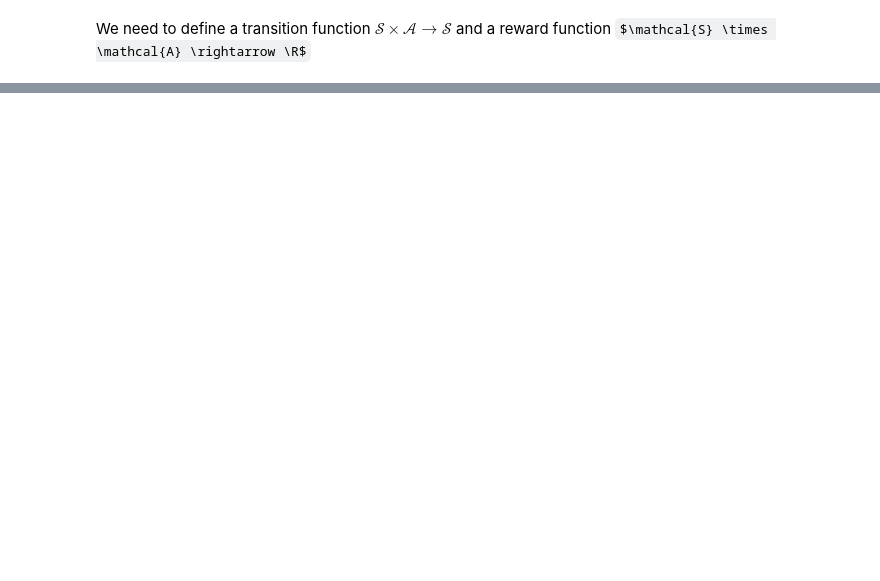
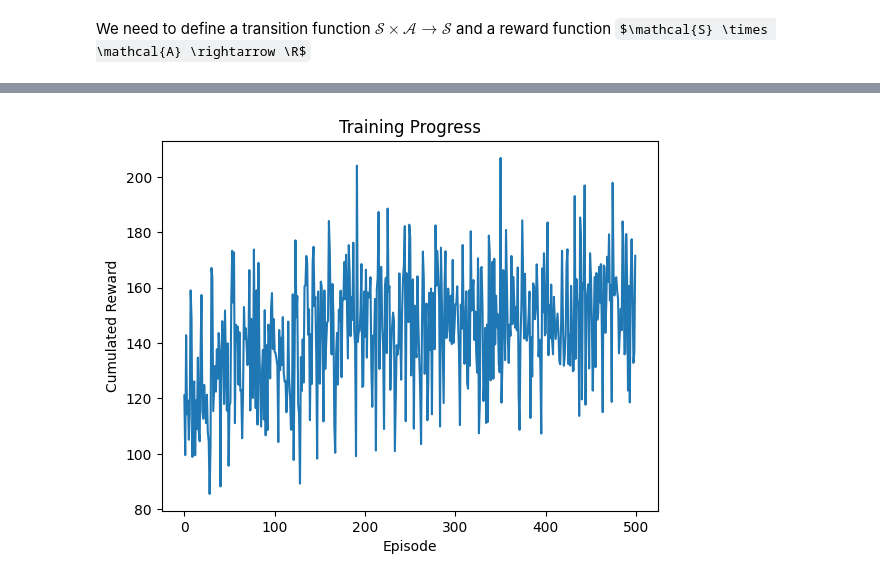
Before and after one commit to FelixFritz02/CI-Programming-Project-SS26, a Jupyter notebook: Programming Part/start.ipynb, the cells around one changed output, grey strips where cells are left out. Cells and saved outputs as stored; diff of their text form; code cells hidden in the pictures; some formulas as TeX source; blank space fills up the shorter version.

```diff
--- a/Programming Part/start.ipynb
+++ b/Programming Part/start.ipynb
@@ -80,0 +208,31 @@ True
+# %%
+def train_step():
+    batch = sample_replay_buffer(batch_size)
+
+    states, actions, rewards, next_states, dones = batch
+
+    # Q(s,a)
+    q_values = policy_net(states)
+    q_values = q_values.gather(1, actions)
+
+    # Target Q
+    with torch.no_grad():
+        q_next = target_net(next_states)
+
+        for i in range(batch_size):
+            state_i = next_states[i].tolist()
+            valid = get_valid_actions(state_i, K)
+
+            mask = torch.ones(K+1) * -1e9
+            mask[valid] = 0
+
+            q_next[i] = q_next[i] + mask
+
+        next_q_values = q_next.max(1, keepdim=True)[0]
+
+        targets = rewards + gamma * (1 - dones) * next_q_values
+    loss = loss_fn(q_values, targets)
+
+    optimizer.zero_grad()
+    loss.backward()
+    optimizer.step()
@@ -80,0 +297,10 @@ True
+# %%
+import matplotlib.pyplot as plt
+
+plt.plot(reward_history)
+plt.xlabel('Episode')
+plt.ylabel('Cumulated Reward')
+plt.title('Training Progress')
+plt.show()
+# %% [output]
+[figure, added]
```
Also changed, not shown: parts of 12 cells of this notebook, 1 other file.
